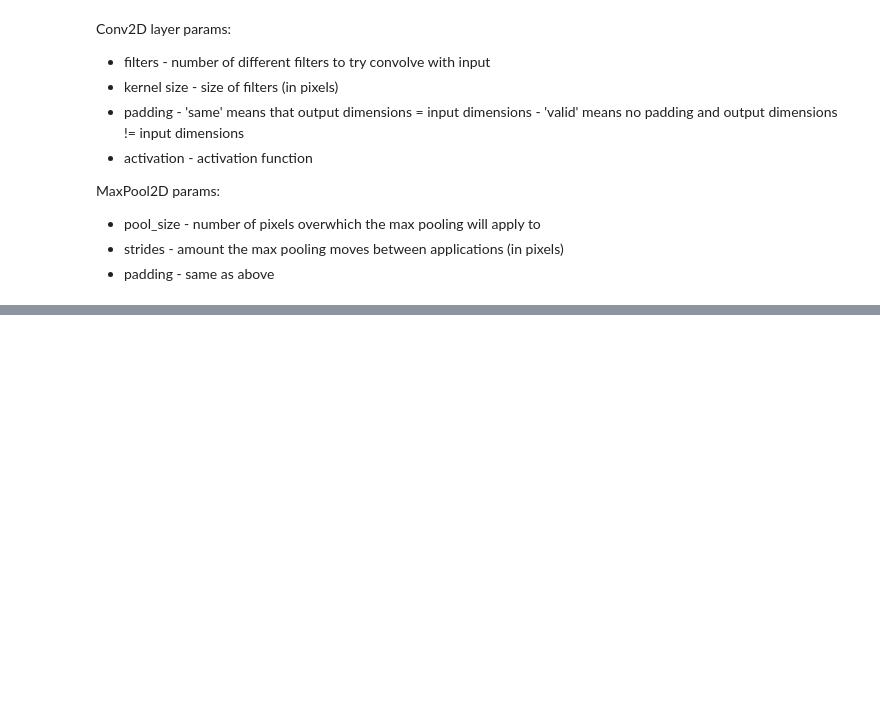
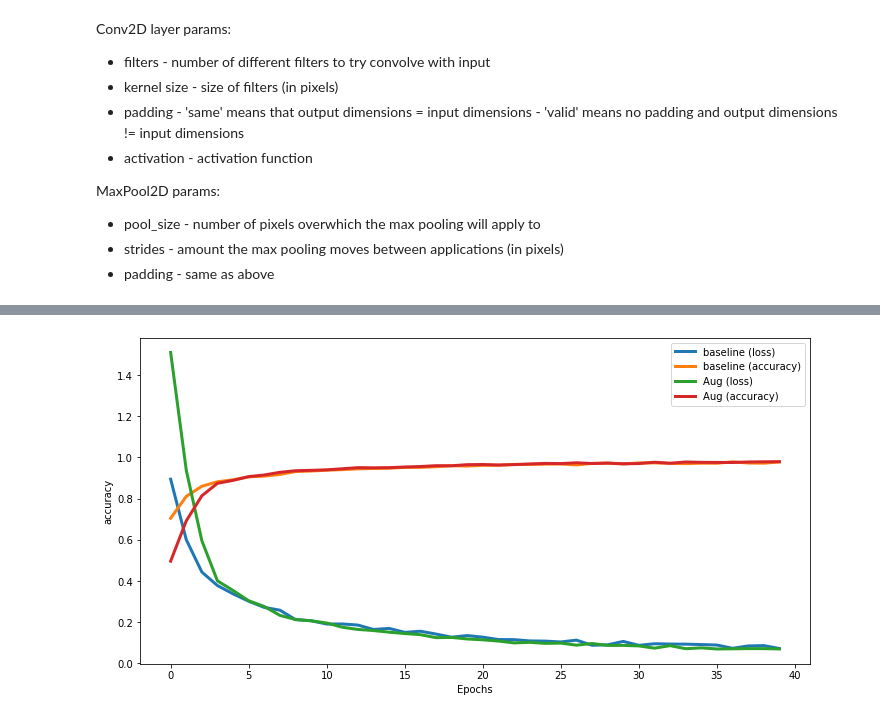
Before and after one commit to Greveley/MLProjects, a Jupyter notebook: MNIST_CNN/EDA_Training_Eval.ipynb, the cells around one changed output, grey strips where cells are left out. Cells and saved outputs as stored; diff of their text form; code cells hidden in the pictures; blank space fills up the shorter version.

```diff
--- a/MNIST_CNN/EDA_Training_Eval.ipynb
+++ b/MNIST_CNN/EDA_Training_Eval.ipynb
@@ -271,0 +340,3 @@ AttributeError: 'History' object has no attribute 'values'
+# %%
+# Need to manually extract validation data when using the augmentations since 'validation_spit' is not allowed.
+temp_X_train, X_val_Aug,temp_y_train ,y_val_Aug = train_test_split(X_train_samp,y_train_samp_OneHot,test_size=0.2,random_state=101)
@@ -271,0 +353,2 @@ AttributeError: 'History' object has no attribute 'values'
+# %%
+model_aug = baseline_model()
@@ -271,0 +373,4 @@ AttributeError: 'History' object has no attribute 'values'
+# %%
+hist = model_aug.fit_generator(Augmentations.flow(X_train_samp,y_train_samp_OneHot, batch_size=batch_size),
+                              steps_per_epoch=X_train_samp.shape[0] // batch_size,
+                              epochs = epochs, validation_data = (X_val_Aug,y_val_Aug))
@@ -271,0 +395,7 @@ AttributeError: 'History' object has no attribute 'values'
+# %%
+history = pd.DataFrame(hist.history)
+model_hist = add_model(model_hist,history,'Aug')
+# %%
+compare_models(hist=model_hist,models=['baseline','Aug'],metrics=['loss','accuracy'])
+# %% [output]
+[figure, added]
```
Also changed, not shown: parts of 18 cells of this notebook.
